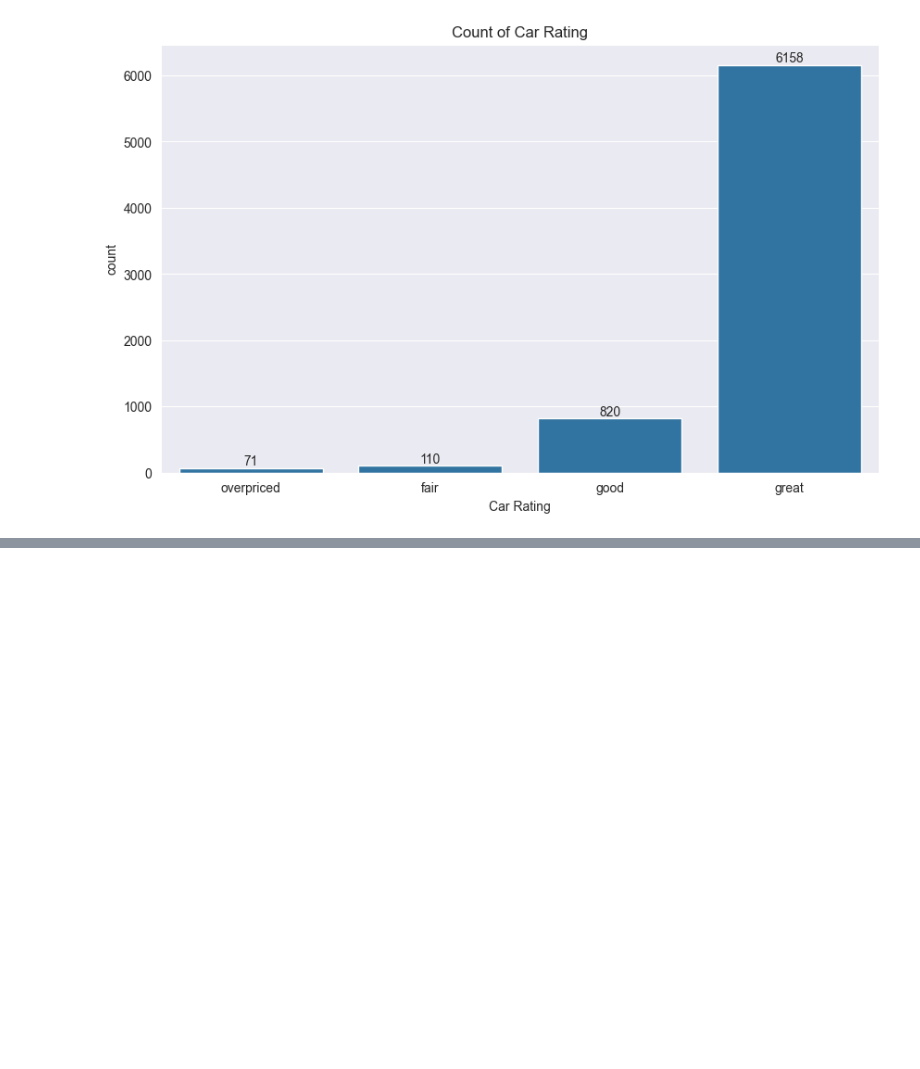
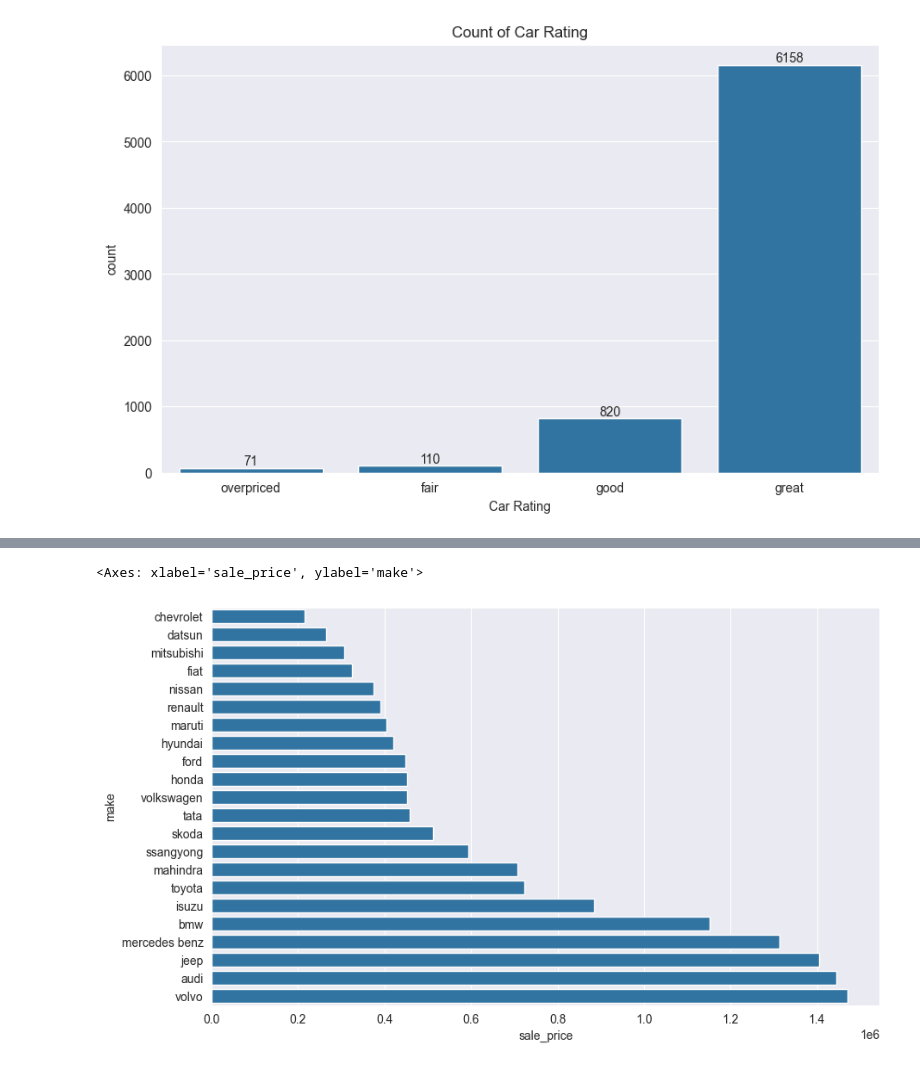
Before and after one commit to danielphilip12/Car-Price-Prediction, a Jupyter notebook: EDA.ipynb, the cells around one changed output, grey strips where cells are left out. Saved outputs shown, nothing was run; the diff lists cells and outputs as text; code cells hidden in the pictures; blank space fills up the shorter version.

```diff
--- a/EDA.ipynb
+++ b/EDA.ipynb
@@ -401,0 +406,3 @@ Text(0.5, 1.0, 'Count of Car Rating')
+# %%
+sale_by_make = df.groupby('make')['sale_price'].mean().to_frame().sort_values(by='sale_price')
+sale_by_make
@@ -401,0 +428,6 @@ Text(0.5, 1.0, 'Count of Car Rating')
+# %%
+sns.barplot(data=sale_by_make, x='sale_price', y='make')
+# plt.xticks(rotation=45);
+# %% [output]
+<Axes: xlabel='sale_price', ylabel='make'>
+[figure, added]
```
Also changed, not shown: parts of 10 cells of this notebook, 3 other files.
